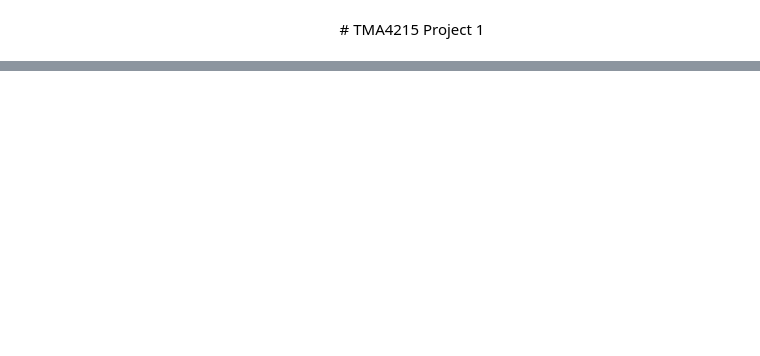
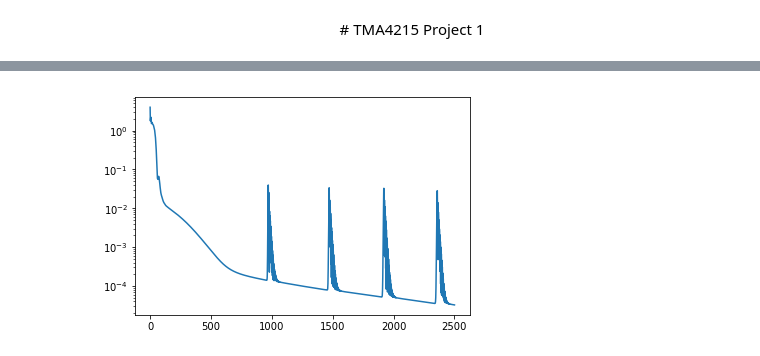
Before and after one commit to vivekapriyas/Function_Neural_Network, a Jupyter notebook: Project2.ipynb, the cells around one changed output, grey strips where cells are left out. Cells and saved outputs as stored; diff of their text form; code cells hidden in the pictures; blank space fills up the shorter version.

```diff
--- a/Project2.ipynb
+++ b/Project2.ipynb
@@ -63,7 +64,7 @@ def getP(Z, ypsilon, c, omega, mu, W, b, K, d, I, h, sigma_div, eta_div):
     return P
 
 
-def getYpsilon(Z, omega, mu, eta):
+def getYpsilon(Z, omega, mu, K, eta):
     u = np.transpose(Z[K-1]) @ omega + mu
     return eta(u)
 
@@ -202,0 +240,15 @@ def trainingAlgorithm(K, d, h, tau, Y0, c, eta, sigma, eta_div, sigma_div, N, op
+# %%
+N_F = 2500     #number of training series
+K_F = 100      #number of hidden layers
+d_F = 2      #dimension of layers for F(y)
+I_F = 100      #input size
+
+#training with F(y)
+Y0_F = np.linspace(-2,2,I_F)
+Y0_F.resize(1,I_F)
+c_F = F(Y0_F)
+
+Y0_F_tilde, aY0_F, bY0_F = scale(Y0_F)
+c_F_tilde, ac_F, bc_F = scale(c_F)
+
+mu_F, omega_F, W_F, b_F, J_F, ypsilon_F = trainingAlgorithm(K_F, d_F, h, tau, Y0_F_tilde, c_F_tilde, eta, sigma, eta_div, sigma_div, N_F, I_F, "adam")
@@ -202,0 +261,6 @@ def trainingAlgorithm(K, d, h, tau, Y0, c, eta, sigma, eta_div, sigma_div, N, op
+# %%
+plt.plot(np.linspace(0,N_F,N_F), J_F)
+plt.yscale('log')
+plt.show()
+# %% [output]
+[figure, added]
```
Also changed, not shown: parts of 33 cells of this notebook, 4 other files.
